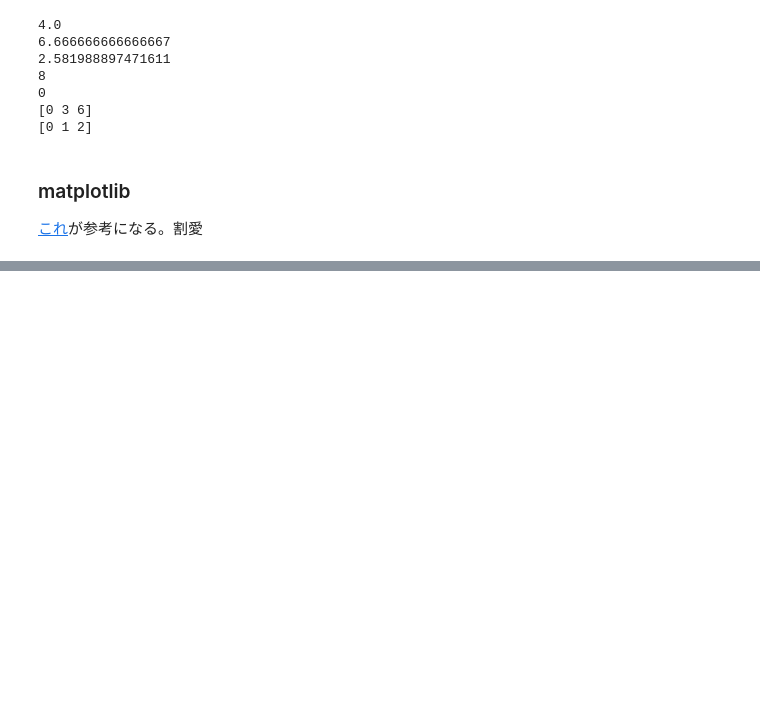
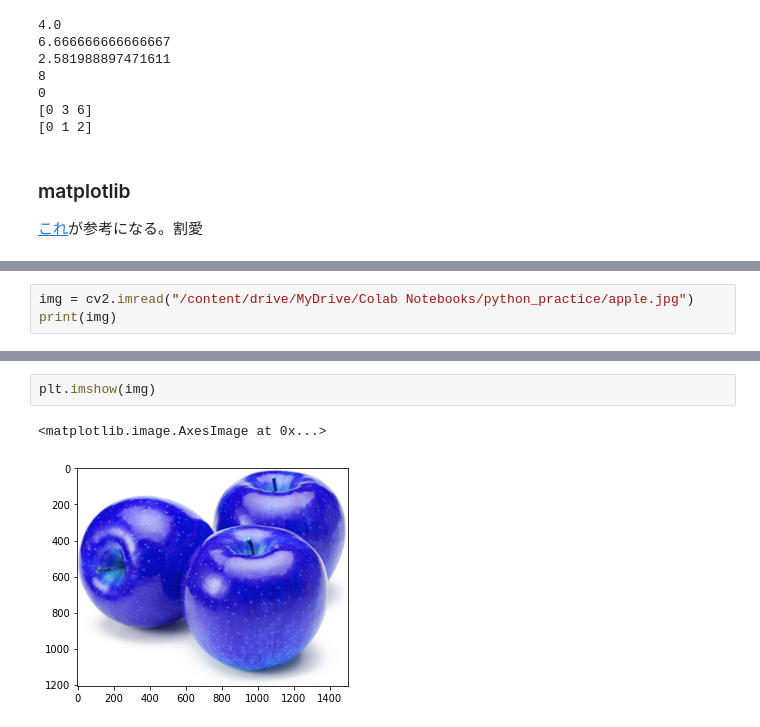
Before and after one commit to KIrie-0217/Python_practice, a Jupyter notebook: Python勉強会.ipynb, the cells around one changed output, grey strips where cells are left out. Saved outputs shown, nothing was run; the diff lists cells and outputs as text; blank space fills up the shorter version.

Commit message:
Colaboratory を使用して作成しました

```diff
--- a/Python勉強会.ipynb
+++ b/Python勉強会.ipynb
@@ -334,0 +343,3 @@ print(a.min(axis = 0))
+# %%
+img = cv2.imread("/content/drive/MyDrive/Colab Notebooks/python_practice/apple.jpg")
+print(img)
@@ -334,0 +372,5 @@ print(a.min(axis = 0))
+# %%
+plt.imshow(img)
+# %% [output]
+<matplotlib.image.AxesImage at 0x...>
+[figure, added]
```
Also changed, not shown: parts of 22 cells of this notebook.
